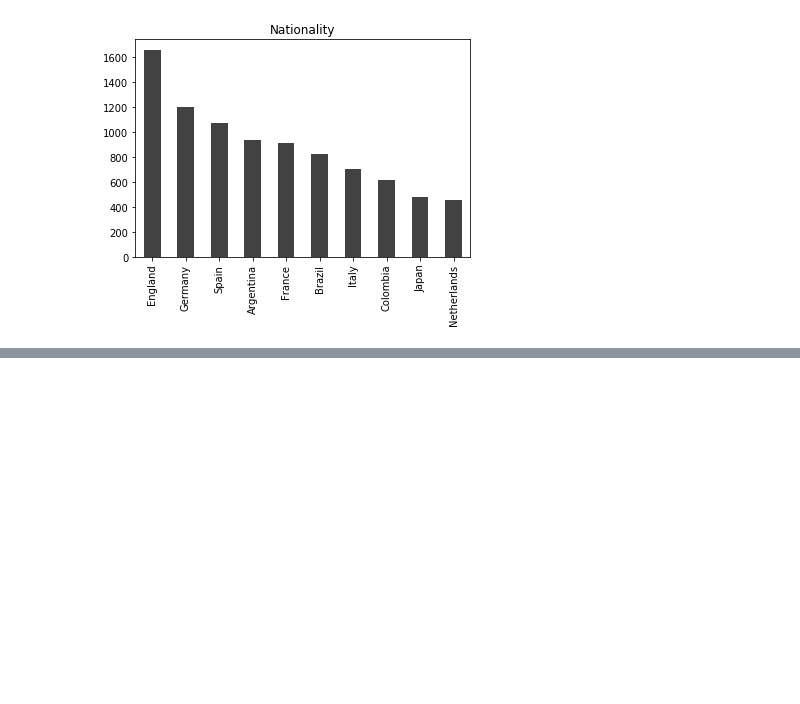
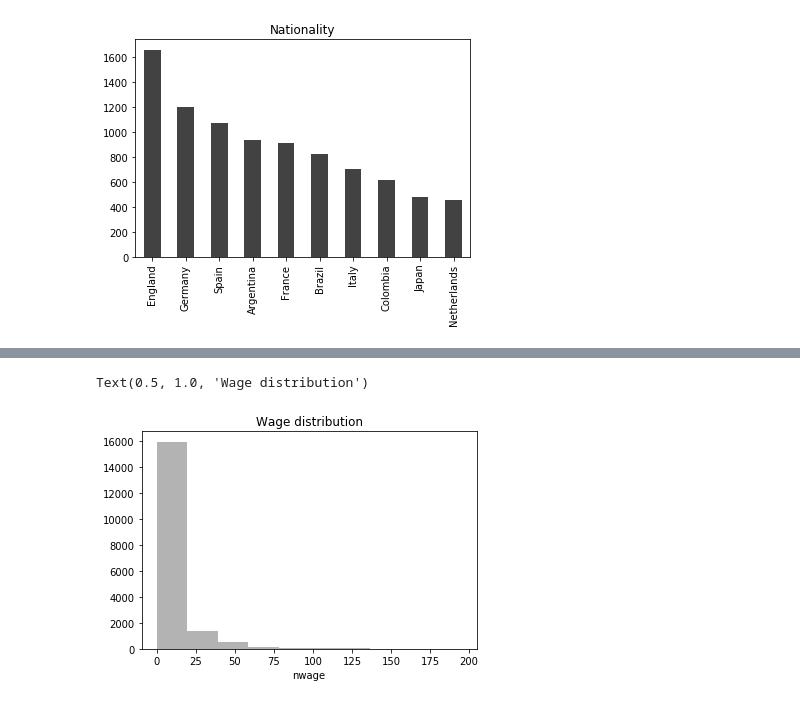
Before and after one commit to shobhitshah/fifa19-player-stats, a Jupyter notebook: scripts/fifa19.ipynb, the cells around one changed output, grey strips where cells are left out. Saved outputs shown, nothing was run; the diff lists cells and outputs as text; code cells hidden in the pictures; blank space fills up the shorter version.

```diff
--- a/scripts/fifa19.ipynb
+++ b/scripts/fifa19.ipynb
@@ -78,0 +77,5 @@ Text(0.5, 1.0, 'Nationality')
+# %%
+sns.distplot(train[train['nwage'] < 200]['nwage'], bins=10, kde=False).set_title("Wage distribution")
+# %% [output]
+Text(0.5, 1.0, 'Wage distribution')
+[figure, added]
```
Also changed, not shown: parts of 15 cells of this notebook.
